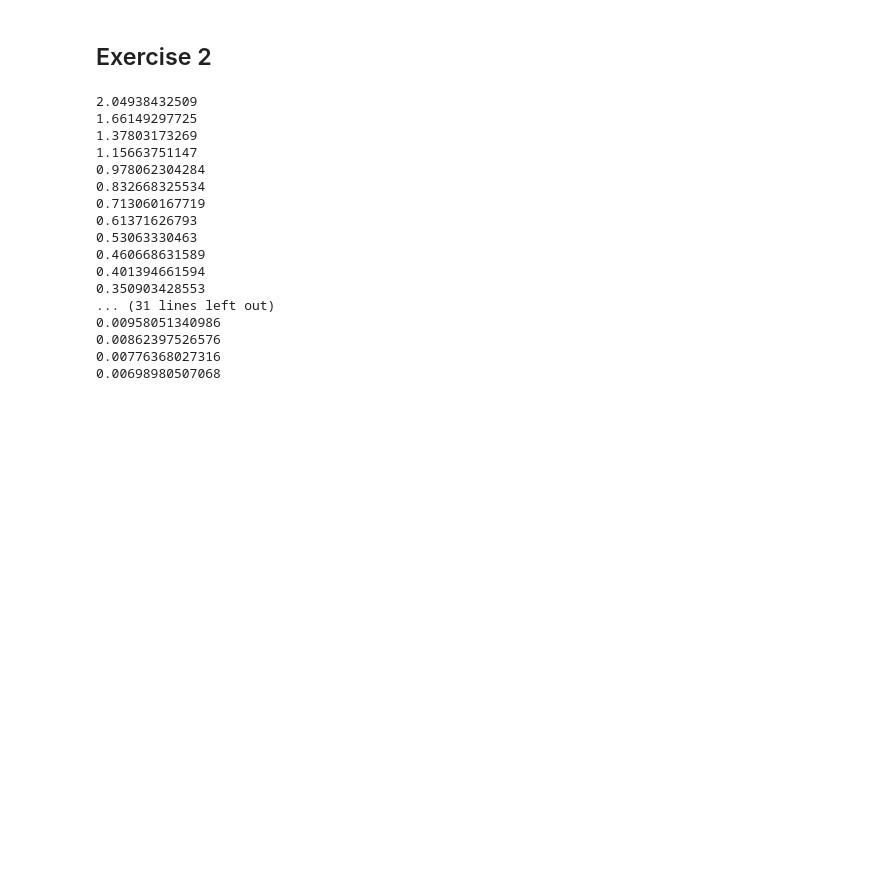
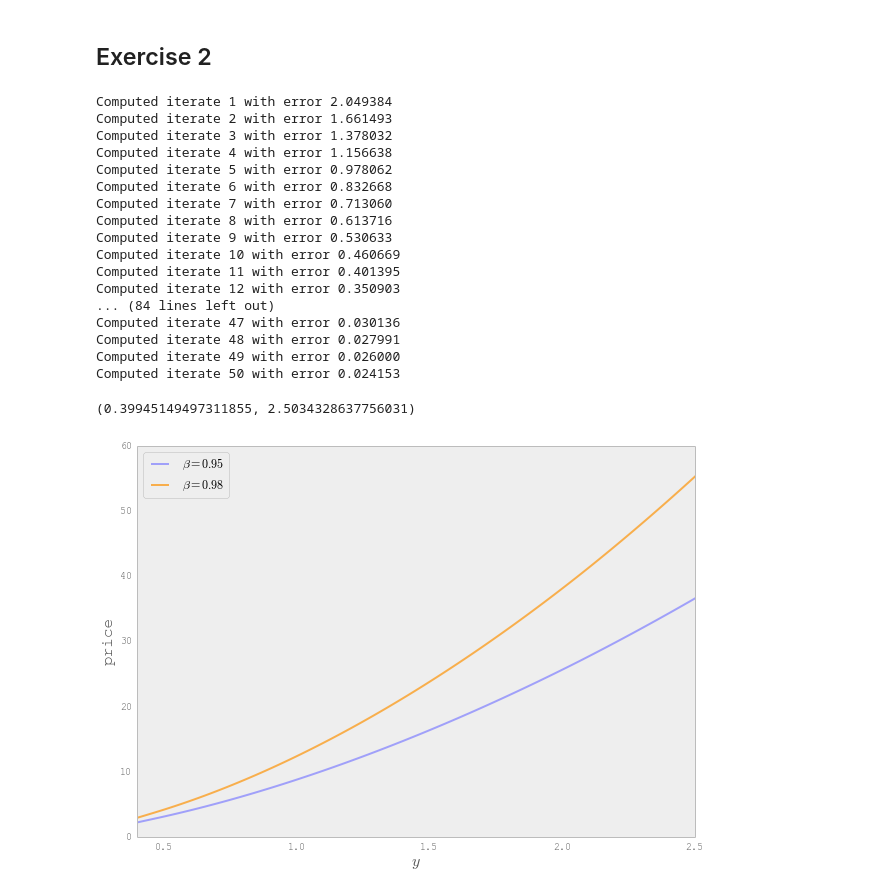
Before and after one commit to QuantEcon/QuantEcon.py, a Jupyter notebook: solutions/asset_solutions.ipynb, the cells around one changed output. Drawn from its saved outputs; the diff is of its cells as text; code cells hidden in the pictures; blank space fills up the shorter version.

Commit message:
ENH: moved the lucas_tree tuple to a new LucasTree class
Updated examples and solutions to match change

```diff
--- a/solutions/asset_solutions.ipynb
+++ b/solutions/asset_solutions.ipynb
@@ -47,37 +48,38 @@ Should be 0:  [  0.00000000e+00  -1.77635684e-15   0.00000000e+00   0.00000000e+
 # %% [markdown]
 ## Exercise 2
 # %%
-
-from quantecon.models import lucas_tree, compute_lt_price
+from quantecon.models import LucasTree
 
 fig, ax = plt.subplots(figsize=(10,7))
 
 ax.set_xlabel(r'$y$', fontsize=16)
 ax.set_ylabel(r'price', fontsize=16)
 
 for beta in (.95, 0.98):
-    tree = lucas_tree(gamma=2, beta=beta, alpha=0.90, sigma=0.1)
-    grid, price_vals = compute_lt_price(tree)
+    tree = LucasTree(gamma=2, beta=beta, alpha=0.90, sigma=0.1)
+    grid, price_vals = tree.grid, tree.compute_lt_price()
     label = r'$\beta = {}$'.format(beta)
     ax.plot(grid, price_vals, lw=2, alpha=0.7, label=label)
 
 ax.legend(loc='upper left')
 ax.set_xlim(min(grid), max(grid))
 # %% [output]
-2.04938432509
-1.66149297725
-1.37803173269
-1.15663751147
-0.978062304284
-0.832668325534
-0.713060167719
-0.61371626793
-0.53063330463
-0.460668631589
-0.401394661594
-0.350903428553
-... (31 lines left out)
-0.00958051340986
-0.00862397526576
-0.00776368027316
-0.00698980507068
+Computed iterate 1 with error 2.049384
+Computed iterate 2 with error 1.661493
+Computed iterate 3 with error 1.378032
+Computed iterate 4 with error 1.156638
+Computed iterate 5 with error 0.978062
+Computed iterate 6 with error 0.832668
+Computed iterate 7 with error 0.713060
+Computed iterate 8 with error 0.613716
+Computed iterate 9 with error 0.530633
+Computed iterate 10 with error 0.460669
+Computed iterate 11 with error 0.401395
+Computed iterate 12 with error 0.350903
+... (84 lines left out)
+Computed iterate 47 with error 0.030136
+Computed iterate 48 with error 0.027991
+Computed iterate 49 with error 0.026000
+Computed iterate 50 with error 0.024153
+(0.39945149497311855, 2.5034328637756031)
+[figure, added]
```
Also changed, not shown: parts of 1 cell of this notebook, 4 other files.
